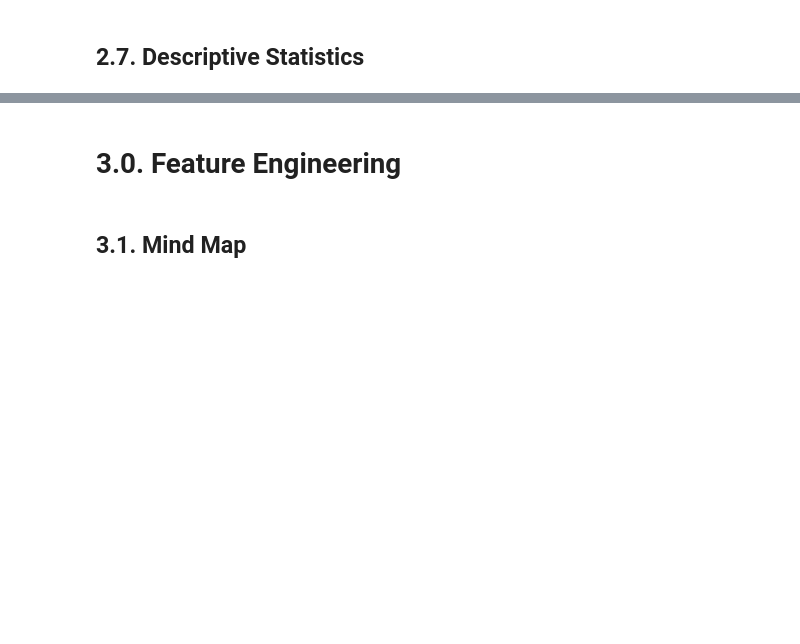
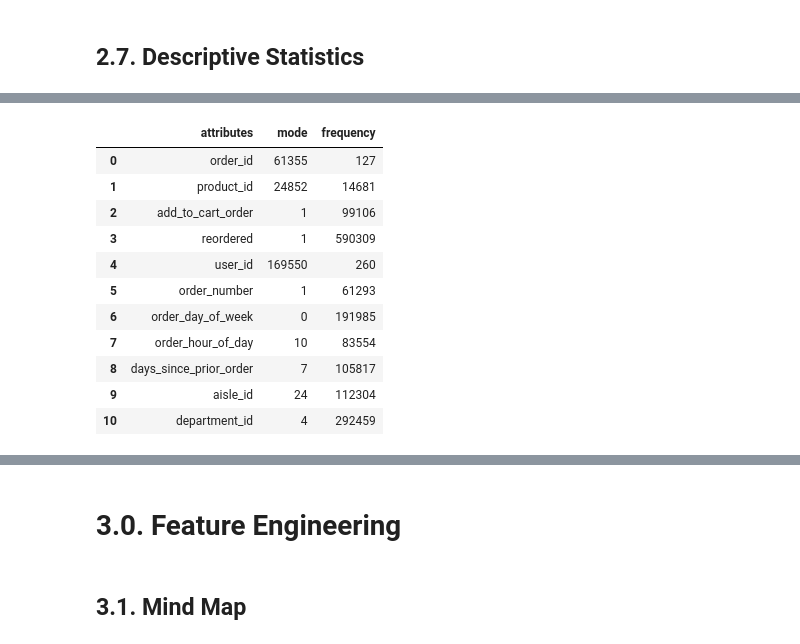
Before and after one commit to gabrielhpr/InstacartClustering, a Jupyter notebook: InstacartClustering.ipynb, the cells around one changed output, grey strips where cells are left out. Drawn from its saved outputs; the diff is of its cells as text; code cells hidden in the pictures; blank space fills up the shorter version.

```diff
--- a/InstacartClustering.ipynb
+++ b/InstacartClustering.ipynb
@@ -194,0 +356,21 @@ df_raw.head()
+# %%
+# Obtaining the mode
+mode_df = pd.DataFrame( num_data.apply(lambda x: ss.mode(x)) ).T.reset_index()
+mode_df.columns = ['attributes', 'mode', 'frequency']
+mode_df['mode'] = mode_df['mode'].apply(lambda x: x[0])
+mode_df['frequency'] = mode_df['frequency'].apply(lambda x: x[0])
+
+mode_df
+# %% [output]
+|  | attributes | mode | frequency |
+| 0 | order_id | 61355 | 127 |
+| 1 | product_id | 24852 | 14681 |
+| 2 | add_to_cart_order | 1 | 99106 |
+| 3 | reordered | 1 | 590309 |
+| 4 | user_id | 169550 | 260 |
+| 5 | order_number | 1 | 61293 |
+| 6 | order_day_of_week | 0 | 191985 |
+| 7 | order_hour_of_day | 10 | 83554 |
+| 8 | days_since_prior_order | 7 | 105817 |
+| 9 | aisle_id | 24 | 112304 |
+| 10 | department_id | 4 | 292459 |
```
Also changed, not shown: parts of 23 cells of this notebook.
